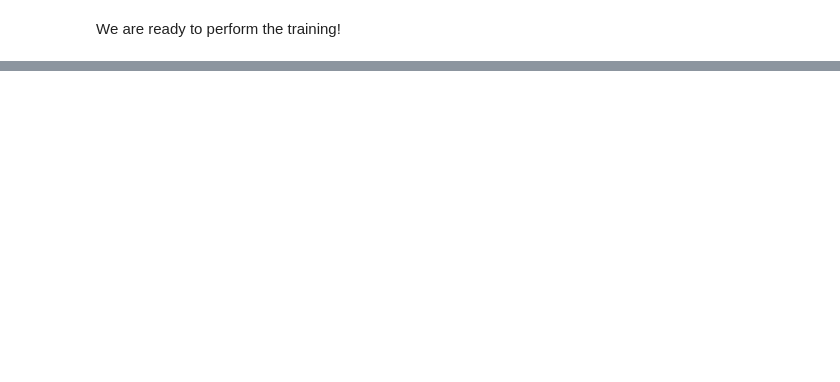
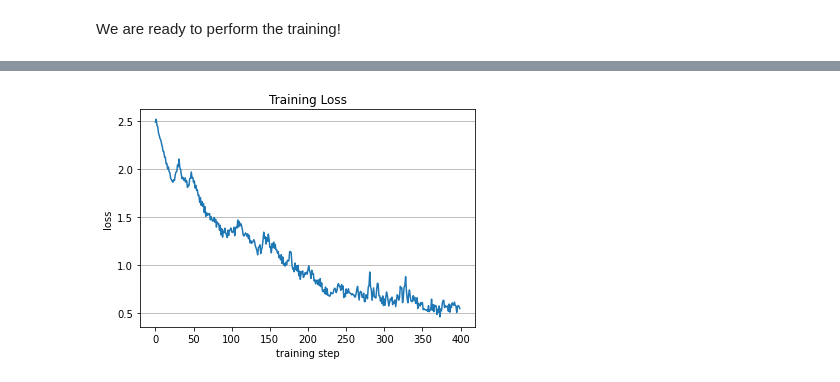
Before and after one commit to MarcoRiggirello/diglm, a Jupyter notebook: docs/source/notebooks/SpQR_nb.ipynb, the cells around one changed output, grey strips where cells are left out. Cells and saved outputs as stored; diff of their text form; code cells hidden in the pictures; blank space fills up the shorter version.

```diff
--- a/docs/source/notebooks/SpQR_nb.ipynb
+++ b/docs/source/notebooks/SpQR_nb.ipynb
@@ -152,0 +192,11 @@ make_gif(fig_list, output_gif="spqr.gif")
+# %%
+# Now we plot loss across epochs
+plt.title('Training Loss')
+plt.plot([i for i in range(len(history))],
+        history)
+plt.xlabel('training step')
+plt.ylabel('loss')
+plt.grid(axis='y')
+plt.show()
+# %% [output]
+[figure, added]
```
Also changed, not shown: parts of 17 cells of this notebook, 1 other file.
